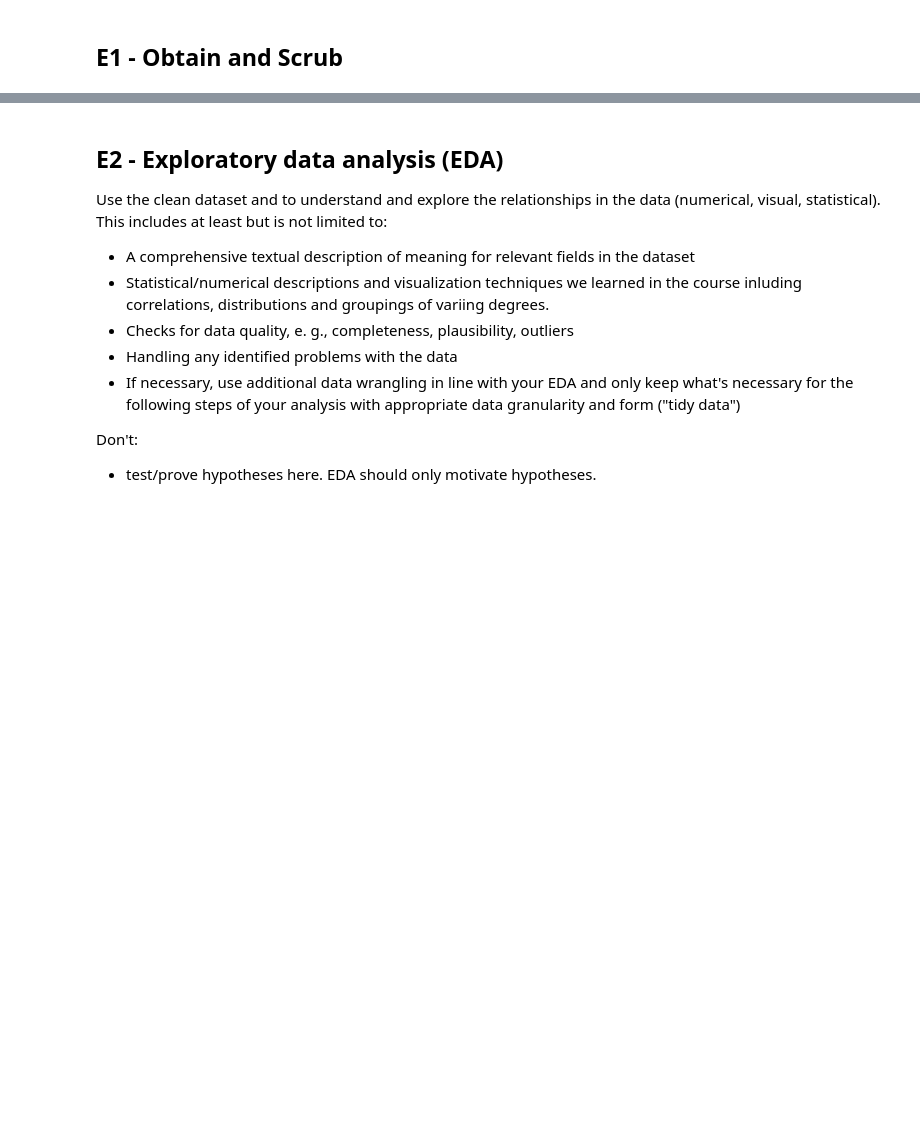
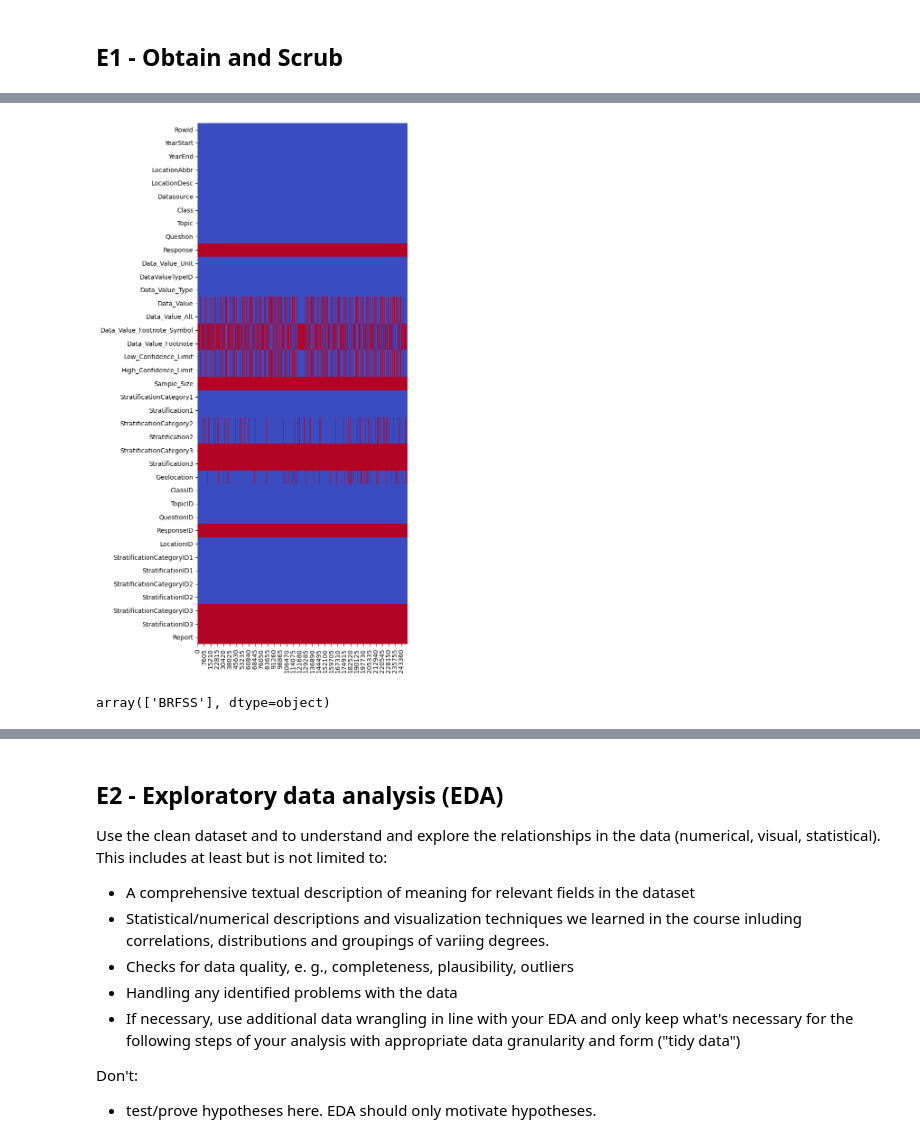
Before and after one commit to toporek3112/de_python_project, a Jupyter notebook: prj01.ipynb, the cells around one changed output, grey strips where cells are left out. Saved outputs shown, nothing was run; the diff lists cells and outputs as text; code cells hidden in the pictures; blank space fills up the shorter version.

```diff
--- a/prj01.ipynb
+++ b/prj01.ipynb
@@ -65,16 +71,8 @@ The aim of scrub is to create a clean version of the data for further analysis.
 # %%
-# E1:
-import pandas as pd
-import matplotlib.pyplot as plt
-import seaborn as sns
-
+# Set display options to better analize the dataset
 pd.set_option('display.max_columns', None)
 pd.set_option('display.max_rows', None)
 pd.set_option('display.max_colwidth', None)
 
-file_path = 'Alzheimer_s_Disease_and_Healthy_Aging_Data.csv'
-data = pd.read_csv(file_path)
-
-data_info = data.info()
-data_description = data.describe(include='all')
-missing_values = data.isnull().sum()
+# Load dataset
+data = pd.read_csv('Alzheimer_s_Disease_and_Healthy_Aging_Data.csv')
@@ -99 +100,17 @@ memory usage: 74.7+ MB
+# %%
+
+# data_description = data.describe(include='all')
+# data.isnull().sum()
+
+# Visualize missing values in heatmap
+plt.figure(figsize=(6, 15))
+sns.heatmap(data.T.isnull(), cbar=False, cmap='coolwarm')
+plt.show()
+# %% [output]
+[figure, added]
+# %%
+# data.select_dtypes(include=['float64', 'int64']).columns
+data['Datasource'].unique()
+# %% [output]
+array(['BRFSS'], dtype=object)
 # %%
```
Also changed, not shown: parts of 14 cells of this notebook, 3 other files.
